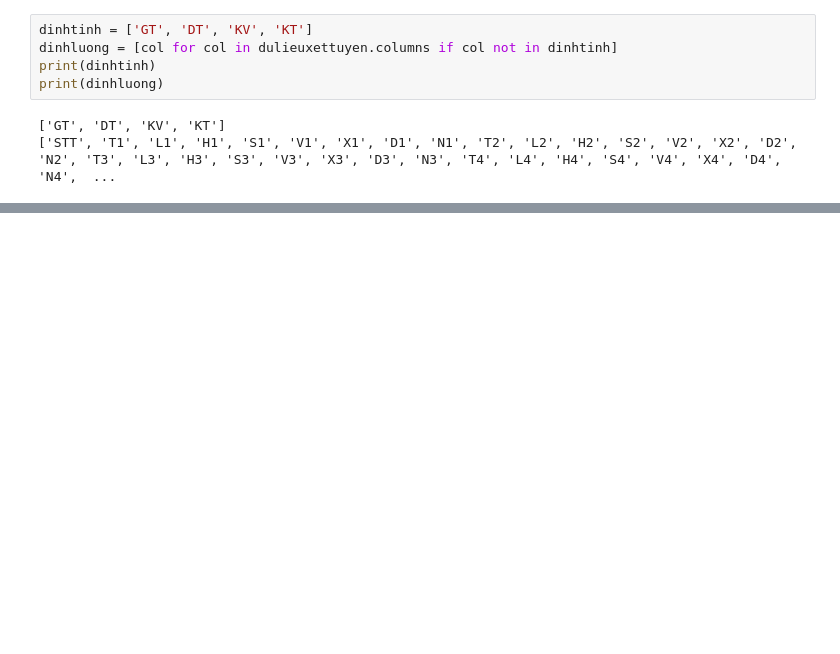
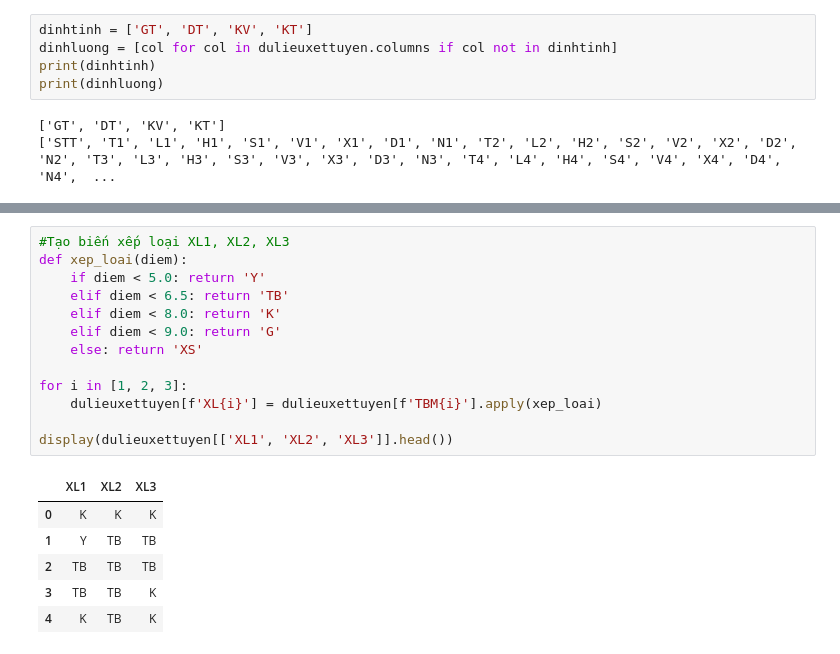
Before and after one commit to hongocphuongnhu/TH_Deep_Learning, a Jupyter notebook: LAB01.ipynb, the cells around one changed output, grey strips where cells are left out. Drawn from its saved outputs; the diff is of its cells as text; blank space fills up the shorter version.

```diff
--- a/LAB01.ipynb
+++ b/LAB01.ipynb
@@ -81,0 +143,20 @@ print(dinhluong)
+# %%
+#Tạo biến xếp loại XL1, XL2, XL3
+def xep_loai(diem):
+    if diem < 5.0: return 'Y'
+    elif diem < 6.5: return 'TB'
+    elif diem < 8.0: return 'K'
+    elif diem < 9.0: return 'G'
+    else: return 'XS'
+
+for i in [1, 2, 3]:
+    dulieuxettuyen[f'XL{i}'] = dulieuxettuyen[f'TBM{i}'].apply(xep_loai)
+
+display(dulieuxettuyen[['XL1', 'XL2', 'XL3']].head())
+# %% [output]
+|  | XL1 | XL2 | XL3 |
+| 0 | K | K | K |
+| 1 | Y | TB | TB |
+| 2 | TB | TB | TB |
+| 3 | TB | TB | K |
+| 4 | K | TB | K |
```
Also changed, not shown: parts of 9 cells of this notebook.
